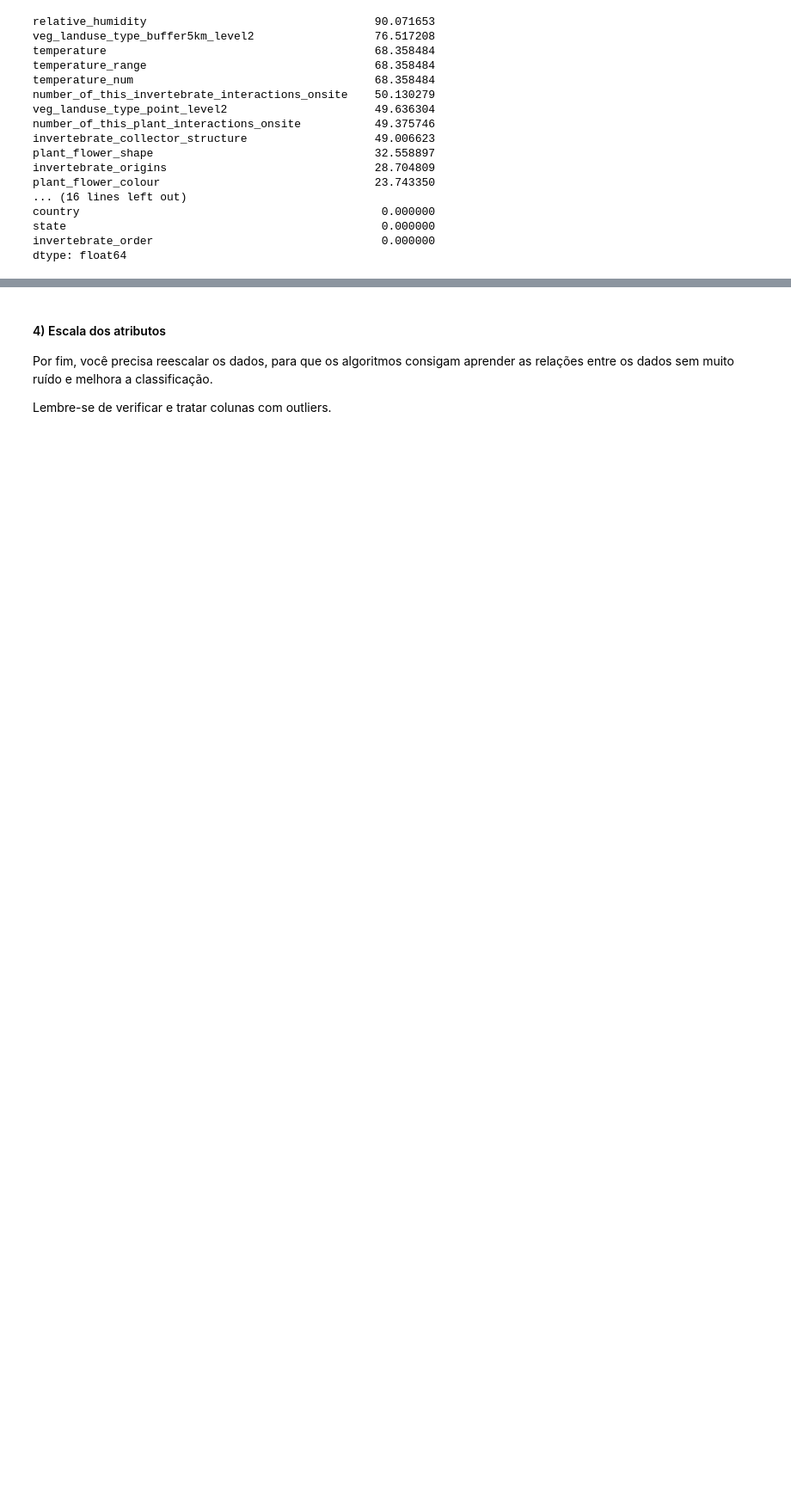
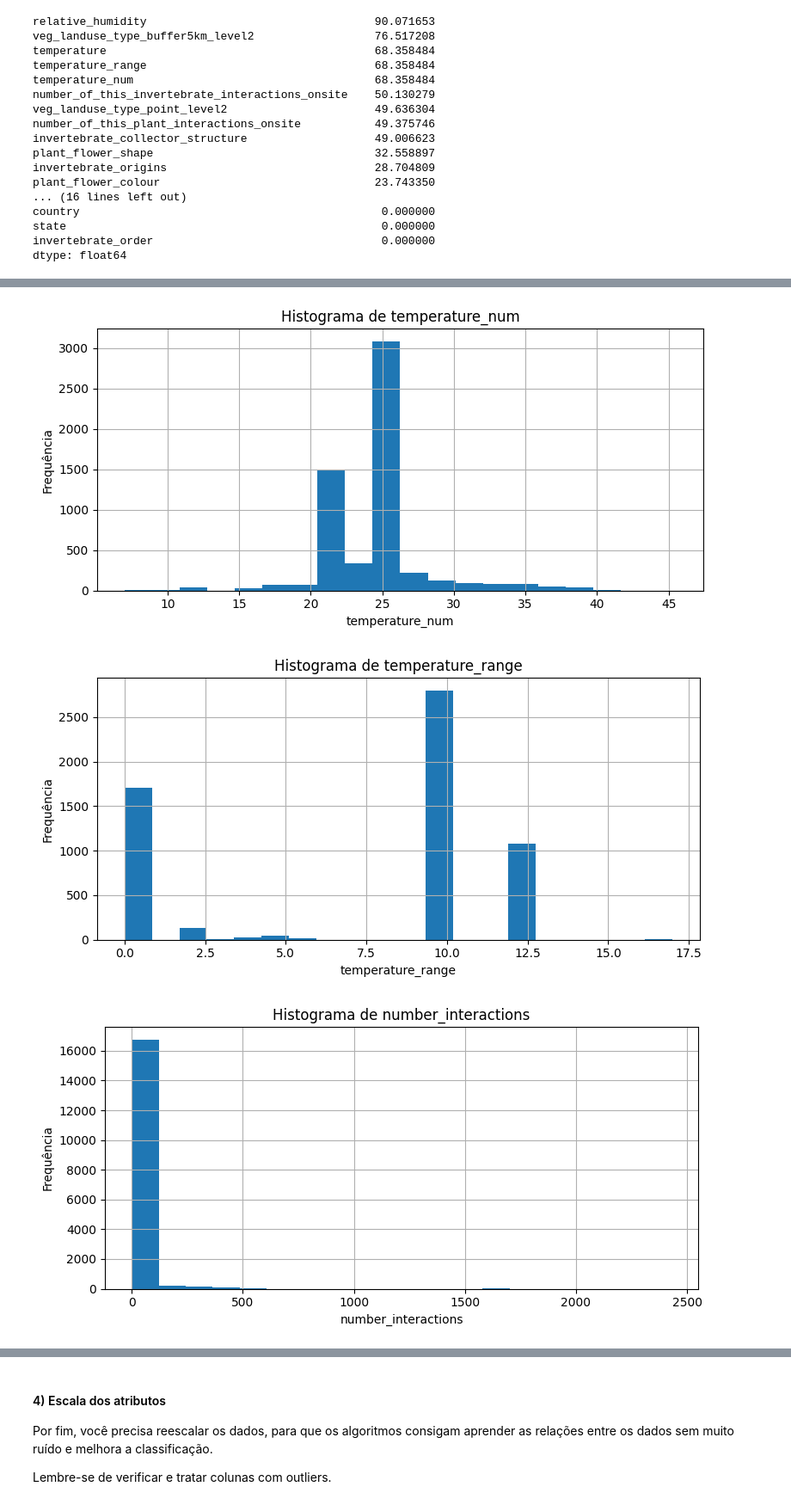
Before and after one commit to marcellsa/pucrs-trabalhos-academicos, a Jupyter notebook: 2025.2-machine-learning-i/projeto-machine-learning-1/notebooks/ML_Fase1.ipynb, the cells around one changed output, grey strips where cells are left out. Shown at 86% size. Cells and saved outputs as stored; diff of their text form; code cells hidden in the pictures; blank space fills up the shorter version.

```diff
--- a/2025.2-machine-learning-i/projeto-machine-learning-1/notebooks/ML_Fase1.ipynb
+++ b/2025.2-machine-learning-i/projeto-machine-learning-1/notebooks/ML_Fase1.ipynb
@@ -153,0 +161,16 @@ dtype: float64
+# %%
+# Histograma para colunas numéricas
+colunas_numericas = df.select_dtypes(include=['int64', 'float64']).columns
+
+for coluna in colunas_numericas:
+    plt.figure(figsize=(8, 4))
+    df[coluna].hist(bins=20)
+    plt.title(f'Histograma de {coluna}')
+    plt.xlabel(coluna)
+    plt.ylabel('Frequência')
+    plt.tight_layout()
+    plt.show()
+# %% [output]
+[figure, added]
+[figure, added]
+[figure, added]
```
Also changed, not shown: parts of 51 cells of this notebook.
